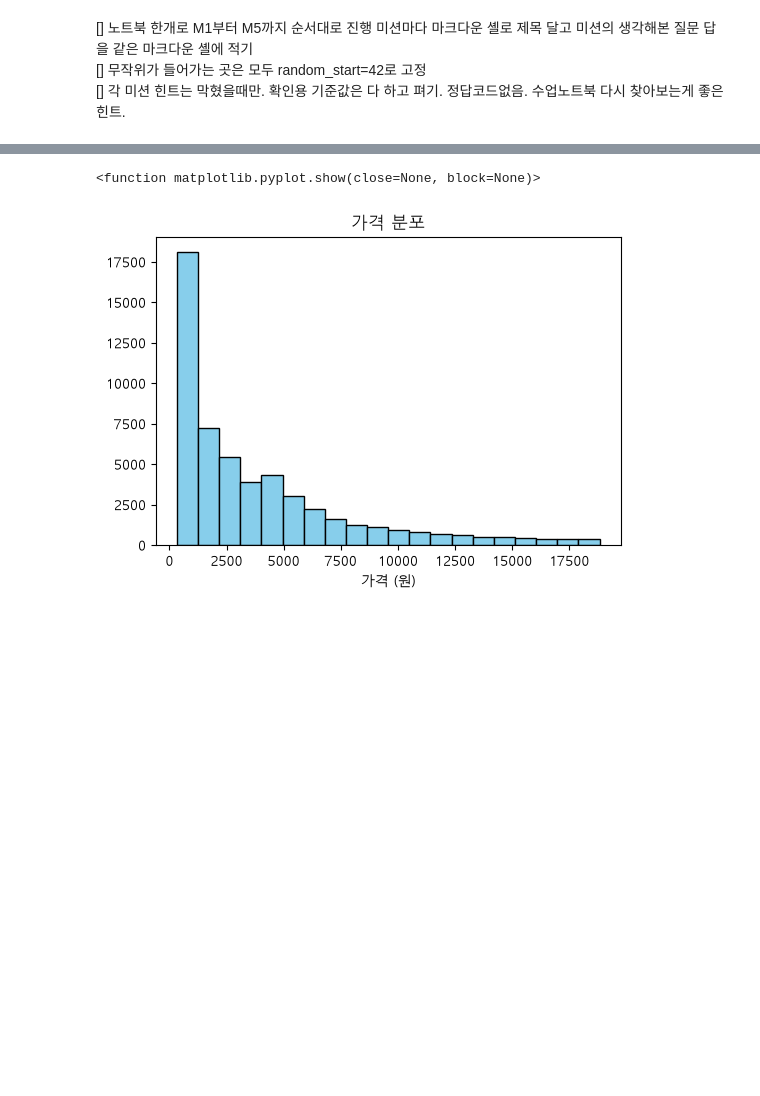
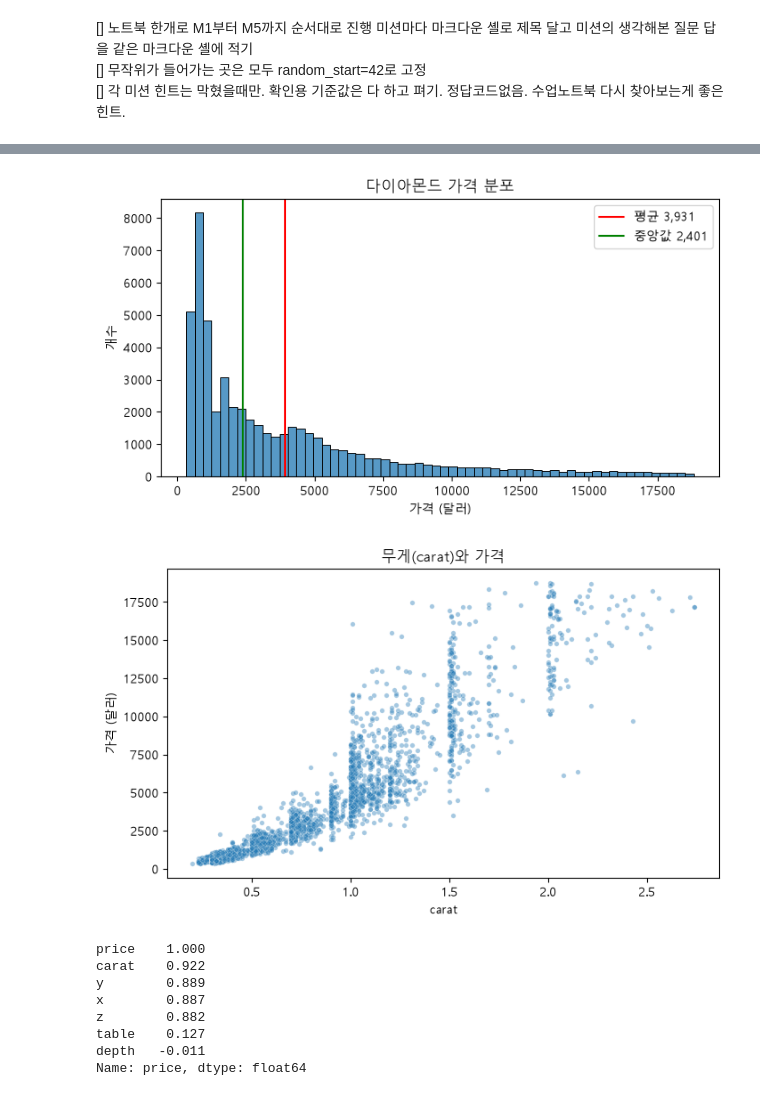
Before and after one commit to mjhsyeagk3410-dot/mini01, a Jupyter notebook: 서재홍_ML미니과제.ipynb, the cells around one changed output, grey strips where cells are left out. Cells and saved outputs as stored; diff of their text form; code cells hidden in the pictures; blank space fills up the shorter version.

```diff
--- a/서재홍_ML미니과제.ipynb
+++ b/서재홍_ML미니과제.ipynb
@@ -108,12 +111,35 @@ Q1=2.91, Q3=4.04 IQR=1.130000 UPPER=5.73
 # %%
-fig, ax = plt.subplots(figsize=(6, 4))
-ax.hist(df["price"], bins=20, color="skyblue", edgecolor="black")
-ax.set_title("가격 분포")
-ax.set_xlabel("가격 (원)")
-plt.show
+# 그림(fig)과 그래프를 그릴 칸(ax) 만들기
+fig, ax = plt.subplots(figsize=(8, 4))
+# 히스토그램: 값이 어느 구간에 많이 몰려 있는지
+sns.histplot(clean["price"], bins=60, ax=ax)
+ax.axvline(clean["price"].mean(), color="red", label=f'평균 {clean["price"].mean():,.0f}')
+ax.axvline(clean["price"].median(), color="green", label=f'중앙값 {clean["price"].median():,.0f}')
+ax.set(title="다이아몬드 가격 분포", xlabel="가격 (달러)", ylabel="개수")
+ax.legend()
+# plt.show
+
+# 무작위로 일부 행만 뽑기(random_state로 매번 같게)
+sample = clean.sample(3000, random_state=42)
+# 그림(fig)과 그래프를 그릴 값(ax) 만들기
+fig, ax = plt.subplots(figsize=(8, 4.5))
+# 산점도 : 두 값의 관계를 점으로
+sns.scatterplot(data=sample, x="carat", y="price", alpha=0.4, s=15, ax=ax)
+ax.set(title="무게(carat)와 가격", xlabel="carat", ylabel="가격 (달러)")
+plt.show()
+
+clean.select_dtypes("number").corr()["price"].sort_values(ascending=False).round(3)
 # %% [output]
+[figure, new version]
+[figure, added]
-<function matplotlib.pyplot.show(close=None, block=None)>
+price    1.000
+carat    0.922
+y        0.889
+x        0.887
+z        0.882
+table    0.127
+depth   -0.011
+Name: price, dtype: float64
-[figure, old version]
 # %% [markdown]
 ## M4 무게로 가격 예측
 > 목표: carat 하나로 선형 회귀를 학습해 w.b의 뜻을 설명하고, 새 다이아몬드의 가격을 예측하고, 직선을 그림으로 확인한다
```
Also changed, not shown: parts of 11 cells of this notebook.
